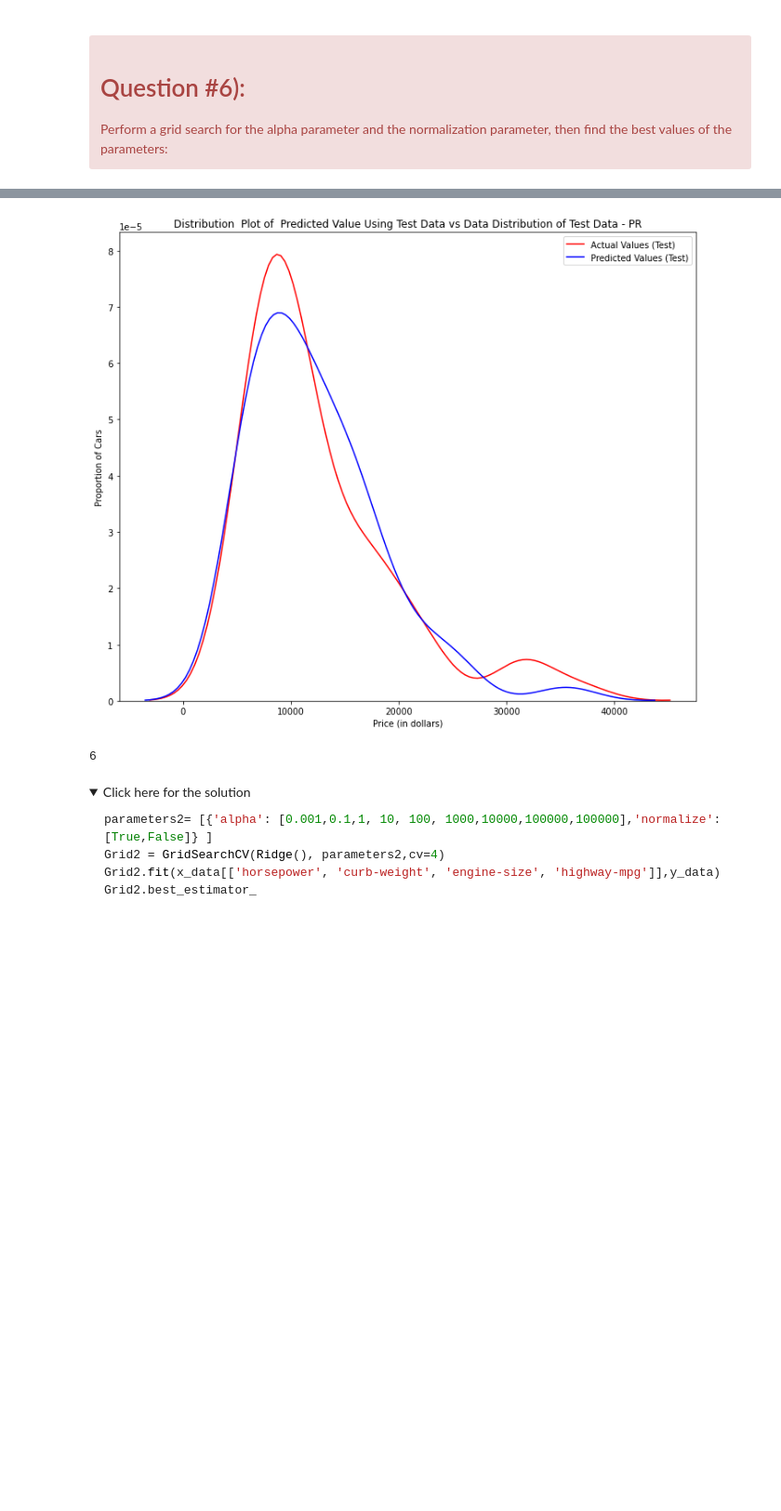
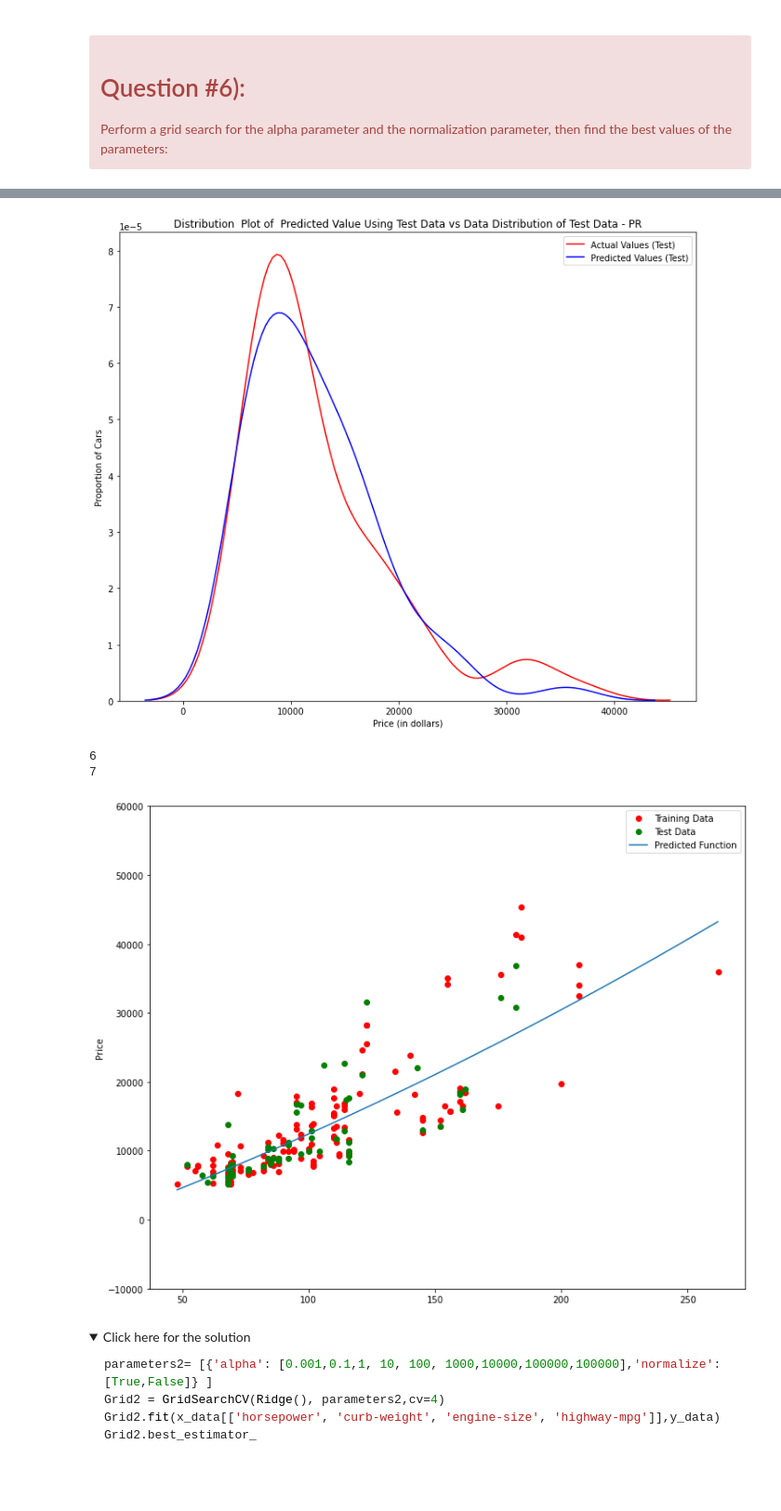
Before and after one commit to NatrayanM/DataAnalyst, a Jupyter notebook: Data-Analysis/week-5/model-evaluation-and-refinement.ipynb, the cells around one changed output, grey strips where cells are left out. Shown at 93% size. Drawn from its saved outputs; the diff is of its cells as text; code cells hidden in the pictures; folded sections open; blank space fills up the shorter version.

Commit message:
graph

```diff
--- a/Data-Analysis/week-5/model-evaluation-and-refinement.ipynb
+++ b/Data-Analysis/week-5/model-evaluation-and-refinement.ipynb
@@ -901,14 +901,21 @@ DistributionPlot(y_test,Yhat_test,"Actual Values (Test)","Predicted Values (Test
 print("2nd plot")
 
 
-#x_train_pr = pr.fit_transform(x_train[['horsepower', 'curb-weight', 'engine-size' , 'highway-mpg']])
-#x_test_pr = pr.fit_transform(x_test[['horsepower', 'curb-weight', 'engine-size' , 'highway-mpg']])
+###plot the polynomial regression
 lr.fit(x_train_pr,y_train)
 yhat=lr.predict(x_test_pr)
 Title='Distribution  Plot of  Predicted Value Using Test Data vs Data Distribution of Test Data - PR'
 print("5")
 DistributionPlot(y_test,yhat,"Actual Values (Test)","Predicted Values (Test)",Title)
 print("6")
+
+### plot the test/train data along with polynomial regression for only horsepower
+lr1 = LinearRegression()
+x_train_pr = pr.fit_transform(x_train[['horsepower']])
+x_test_pr = pr.fit_transform(x_test[['horsepower']])
+lr1.fit(x_train_pr,y_train)
+PollyPlot(x_train[['horsepower']], x_test[['horsepower']], y_train,y_test, lr1, pr)
+print("7")
 
 #Input= [('scale',StandardScaler()),('polynomial', PolynomialFeatures(degree=3,include_bias=False)),('model',LinearRegression())]
 #print("1")
@@ -931,33 +938,35 @@ Deprecated in NumPy 1.20; for more details and guidance: https://numpy.org/devdo
 Deprecated in NumPy 1.20; for more details and guidance: https://numpy.org/devdocs/release/1.20.0-notes.html#deprecations
   test_mask = np.zeros(_num_samples(X), dtype=np.bool)
 Deprecated in NumPy 1.20; for more details and guidance: https://numpy.org/devdocs/release/1.20.0-notes.html#deprecations
   test_mask = np.zeros(_num_samples(X), dtype=np.bool)
 Deprecated in NumPy 1.20; for more details and guidance: https://numpy.org/devdocs/release/1.20.0-notes.html#deprecations
   test_mask = np.zeros(_num_samples(X), dtype=np.bool)
 Best estimator is Ridge(alpha=0.1, copy_X=True, fit_intercept=True, max_iter=None,
    normalize=True, random_state=None, solver='auto', tol=0.001)
 params are:
 [{'alpha': 0.001, 'normalize': True}, {'alpha': 0.001, 'normalize': False}, {'alpha': 0.1, 'normalize': True}, {'alpha': 0.1, 'normalize': False}, {'alpha': 1, 'normalize': True}, {'alpha': 1, 'normal ...
 mean_test_score:
 [ 0.66516228  0.66459248  0.69342286  0.66459305  0.69000509  0.66459827
   0.32125534  0.66465008  0.01692457  0.66513615 -0.03033714  0.66808959
  -0.03531091  0.67249168 -0.03581087  0.6569726  -0.03581087  0.6569726 ]
 mean_train_score:
 [8.14001969e-01 8.14002699e-01 8.10546768e-01 8.14002699e-01
  7.49104440e-01 8.14002698e-01 3.41856043e-01 8.14002667e-01
  4.96044797e-02 8.13999792e-01 5.18445160e-03 8.13870488e-01
 ... (14 lines left out)
   9965.43161467 22751.36021199 12919.01470632 18874.8655901
   6354.99179761 11463.05414859  8505.59115259  7031.5548823
   6460.86853629  7603.42449677 16480.84474361 16468.33690763
  10463.53045185]
 Deprecated in NumPy 1.20; for more details and guidance: https://numpy.org/devdocs/release/1.20.0-notes.html#deprecations
   dtype=np.int)
 [figure]
 2nd plot
 5
 [figure]
 6
+7
+[figure, added]
 # %% [markdown]
 <details><summary>Click here for the solution</summary>
 
```
